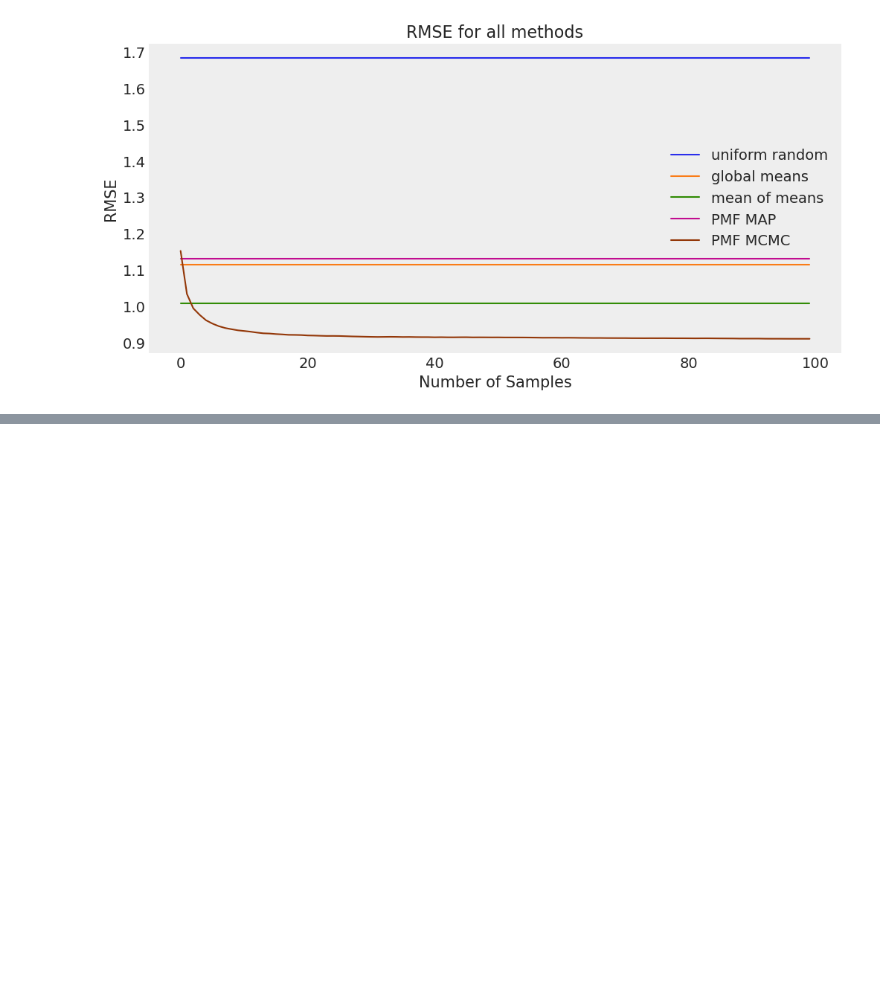
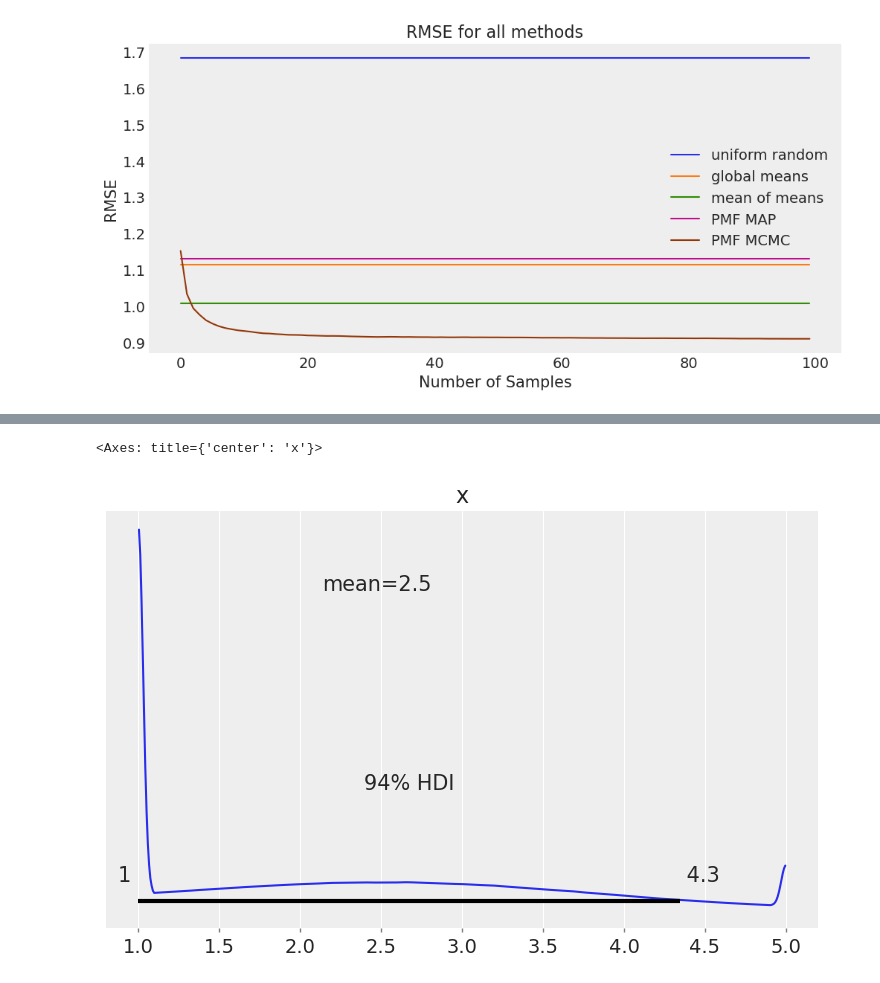
Before and after one commit to gegen07/bayesian-recommender-system, a Jupyter notebook: model/notebooks/model.ipynb, the cells around one changed output, grey strips where cells are left out. Cells and saved outputs as stored; diff of their text form; code cells hidden in the pictures; blank space fills up the shorter version.

```diff
--- a/model/notebooks/model.ipynb
+++ b/model/notebooks/model.ipynb
@@ -567,0 +576,4 @@ ax.set_ylabel("RMSE");
+# %%
+U = pmf.trace.posterior["U"].sel(chain=1, draw=49)
+V = pmf.trace.posterior["V"].sel(chain=1, draw=49)
+R = pmf.predict(U, V)
@@ -567,0 +596,5 @@ ax.set_ylabel("RMSE");
+# %%
+az.plot_posterior(R)
+# %% [output]
+<Axes: title={'center': 'x'}>
+[figure, added]
```
Also changed, not shown: parts of 7 cells of this notebook, 5 other files.
